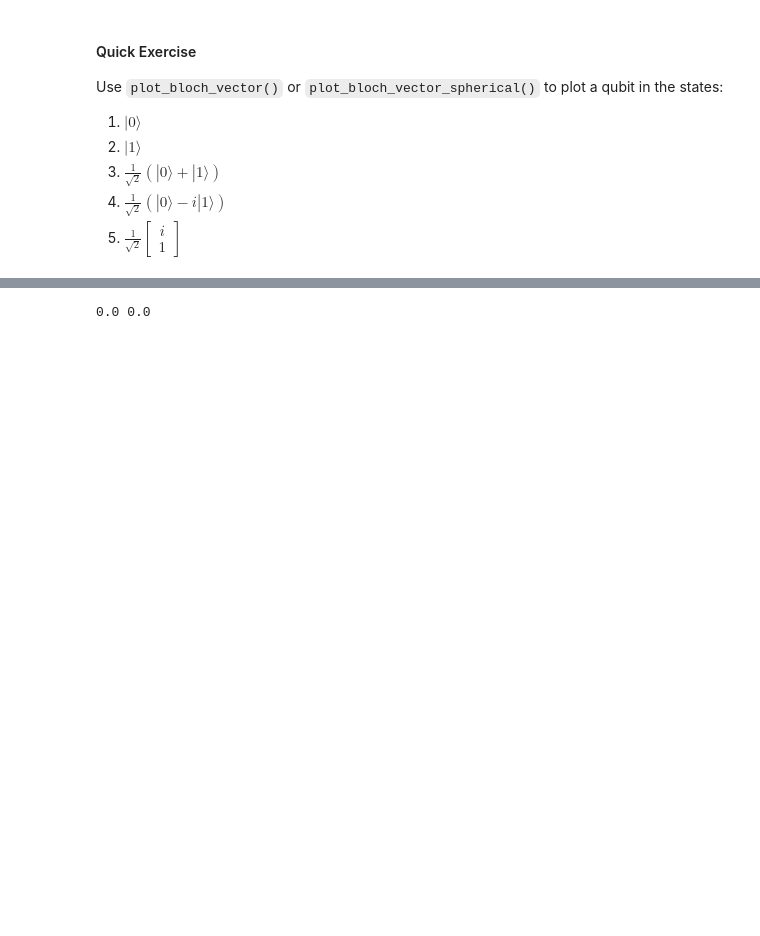
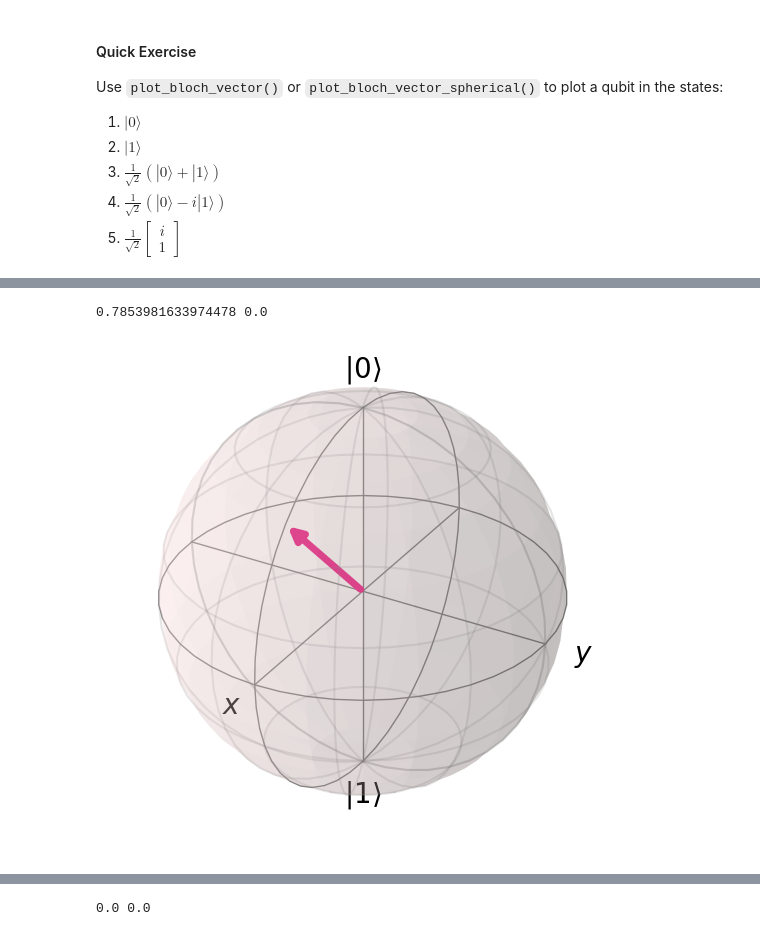
Before and after one commit to yuttai/qiskit-textbook, a Jupyter notebook: content/ch-states/representing-qubit-states.ipynb, the cells around one changed output, grey strips where cells are left out. Saved outputs shown, nothing was run; the diff lists cells and outputs as text; code cells hidden in the pictures; blank space fills up the shorter version.

```diff
--- a/content/ch-states/representing-qubit-states.ipynb
+++ b/content/ch-states/representing-qubit-states.ipynb
@@ -505,0 +522,7 @@ def plot_statevector(α, β) -> None:
+# %%
+plot_statevector(
+    1 / sqrt(4 - 2 * sqrt(2)),
+    (sqrt(2) - 1) / sqrt(4 - 2 * sqrt(2)))
+# %% [output]
+0.7853981633974478 0.0
+[figure, added]
```
Also changed, not shown: parts of 5 cells of this notebook.
